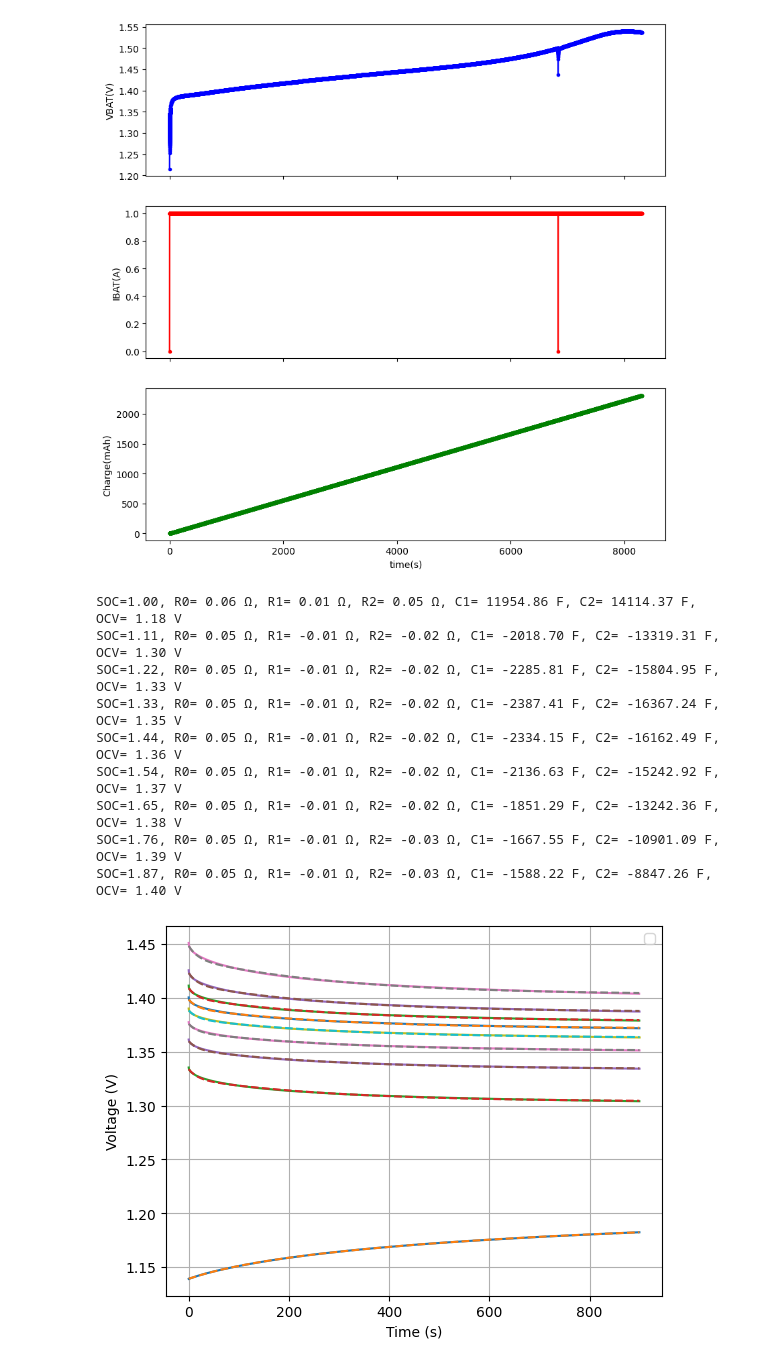
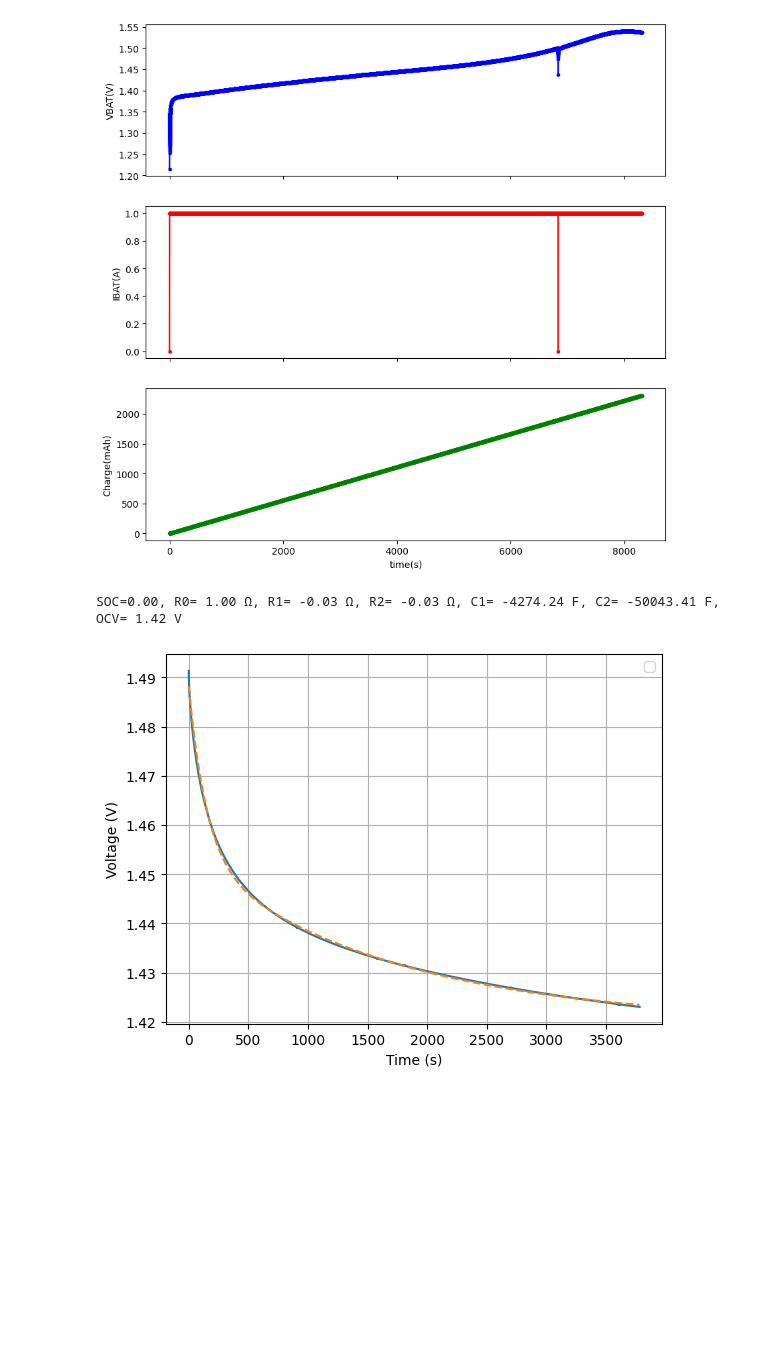
Before and after one commit to Triangleman1/ICASL_test_code, a Jupyter notebook: 585_SOC_Estimation/585_DATA_PROCESSING.ipynb, the cells around one changed output. Drawn from its saved outputs; the diff is of its cells as text; code cells hidden in the pictures; blank space fills up the shorter version.

```diff
--- a/585_SOC_Estimation/585_DATA_PROCESSING.ipynb
+++ b/585_SOC_Estimation/585_DATA_PROCESSING.ipynb
@@ -97,7 +97,7 @@ df.to_csv(os.path.join(save_dir, f'complete.csv'), index=False)
 <Figure size 640x480 with 0 Axes>
 [figure]
 # %%
-folder_path = "Charging_with_stops"
+folder_path = "charged_roll_off"
 
 # 2. Get a list of all CSV files in that folder
 # The asterisk (*) is a wildcard that matches any filename
@@ -127,13 +127,13 @@ for file in file_list:
     times = times - times[index]
     """
 
-    index = IBAT1.index(1)
+    index = IBAT1.index(-1)
     #index= len(IBAT1)
     VBAT= VBAT1.values.tolist()[20:index]
     IBAT= IBAT1[20:index]
     DOD= DOD1[:index]
     OCV= VBAT[-1]
-    R0 = (VBAT1[index+20] - VBAT[-1]) / IBAT1[index]
+    R0 =  1 #(VBAT1[index+20] - VBAT[-1]) / IBAT1[index]
     times= times1[20:index]
     #index= len(IBAT)
     times = times - times[20]
@@ -160,42 +160,34 @@ for file in file_list:
     A, B1, tau1, B2, tau2 = popt
 
 
     I = 1.0
 
     R1 = -B1 / I
     R2 = -B2 / I
 
     # time constants
     # tau = R * C → C = tau / R
 
     C1 = tau1 / R1
     C2 = tau2 / R2
     print(f"SOC={df['SOC'][0]:.2f}, R0= {R0:.2f} Ω, R1= {R1:.2f} Ω, R2= {R2:.2f} Ω, C1= {C1:.2f} F, C2= {C2:.2f} F, OCV= {OCV:.2f} V")
 
-    file_name = folder_path+"/BAT_ECM_3.csv"
-    data= [[round(df["SOC"][0],3), round(R0,3), round(R1,3), round(R2,3), int(C1), int(C2), round(OCV,3)]]
+    file_name = folder_path+"/BAT_ECM_Discharge2.csv"
+    data= [[round(df["SOC"][0],3), round(R0,5), round(R1,5), round(R2,5), int(C1), int(C2), round(OCV,3)]]
     df_new = pd.DataFrame(data, columns=["SOC", "R0", "R1", "R2", "C1", "C2", "OCV"])
     file_exists = os.path.isfile(file_name)
     df_new.to_csv(file_name, mode='a', index=False, header=not file_exists)
 
 
     v_fit = double_exp(times, *popt)
 
     plt.plot(times, VBAT) #label=f"Measured_SOC={df["SOC"][0]:.2f}")
     plt.plot(times, v_fit, '--') #label=f"Fit_SOC={df["SOC"][0]:.2f}")
 plt.xlabel("Time (s)")
 plt.ylabel("Voltage (V)")
 plt.legend()
 plt.grid()
 plt.show()
 # %% [output]
-SOC=1.00, R0= 0.06 Ω, R1= 0.01 Ω, R2= 0.05 Ω, C1= 11954.86 F, C2= 14114.37 F, OCV= 1.18 V
-SOC=1.11, R0= 0.05 Ω, R1= -0.01 Ω, R2= -0.02 Ω, C1= -2018.70 F, C2= -13319.31 F, OCV= 1.30 V
-SOC=1.22, R0= 0.05 Ω, R1= -0.01 Ω, R2= -0.02 Ω, C1= -2285.81 F, C2= -15804.95 F, OCV= 1.33 V
-SOC=1.33, R0= 0.05 Ω, R1= -0.01 Ω, R2= -0.02 Ω, C1= -2387.41 F, C2= -16367.24 F, OCV= 1.35 V
-SOC=1.44, R0= 0.05 Ω, R1= -0.01 Ω, R2= -0.02 Ω, C1= -2334.15 F, C2= -16162.49 F, OCV= 1.36 V
-SOC=1.54, R0= 0.05 Ω, R1= -0.01 Ω, R2= -0.02 Ω, C1= -2136.63 F, C2= -15242.92 F, OCV= 1.37 V
-SOC=1.65, R0= 0.05 Ω, R1= -0.01 Ω, R2= -0.02 Ω, C1= -1851.29 F, C2= -13242.36 F, OCV= 1.38 V
-SOC=1.76, R0= 0.05 Ω, R1= -0.01 Ω, R2= -0.03 Ω, C1= -1667.55 F, C2= -10901.09 F, OCV= 1.39 V
-SOC=1.87, R0= 0.05 Ω, R1= -0.01 Ω, R2= -0.03 Ω, C1= -1588.22 F, C2= -8847.26 F, OCV= 1.40 V
+SOC=0.00, R0= 1.00 Ω, R1= -0.03 Ω, R2= -0.03 Ω, C1= -4274.24 F, C2= -50043.41 F, OCV= 1.42 V
-[figure, old version]
+[figure, new version]
```
Also changed, not shown: 7 other files.
